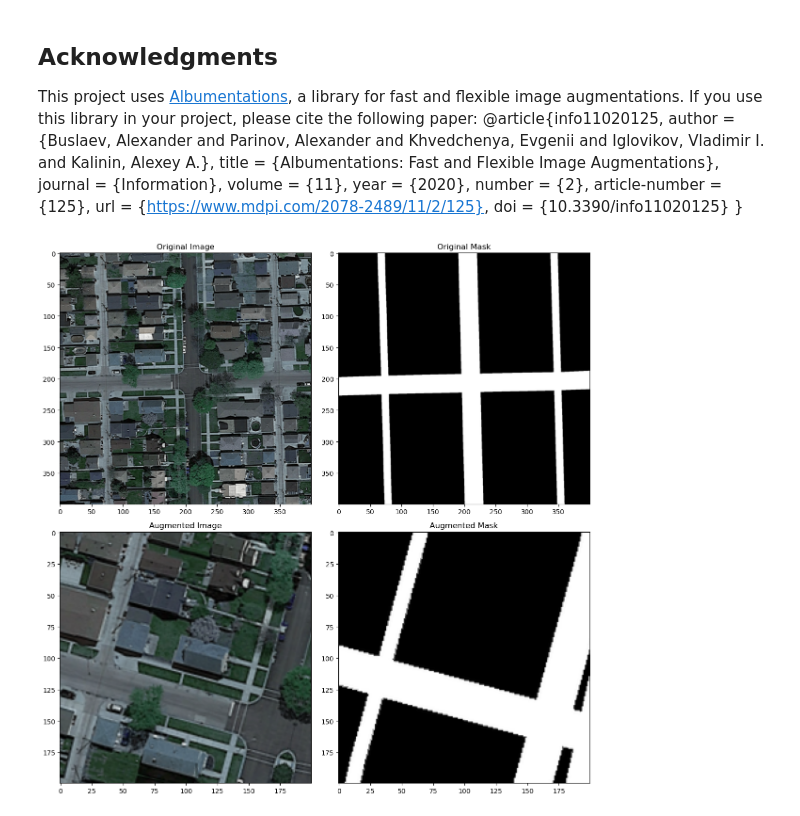
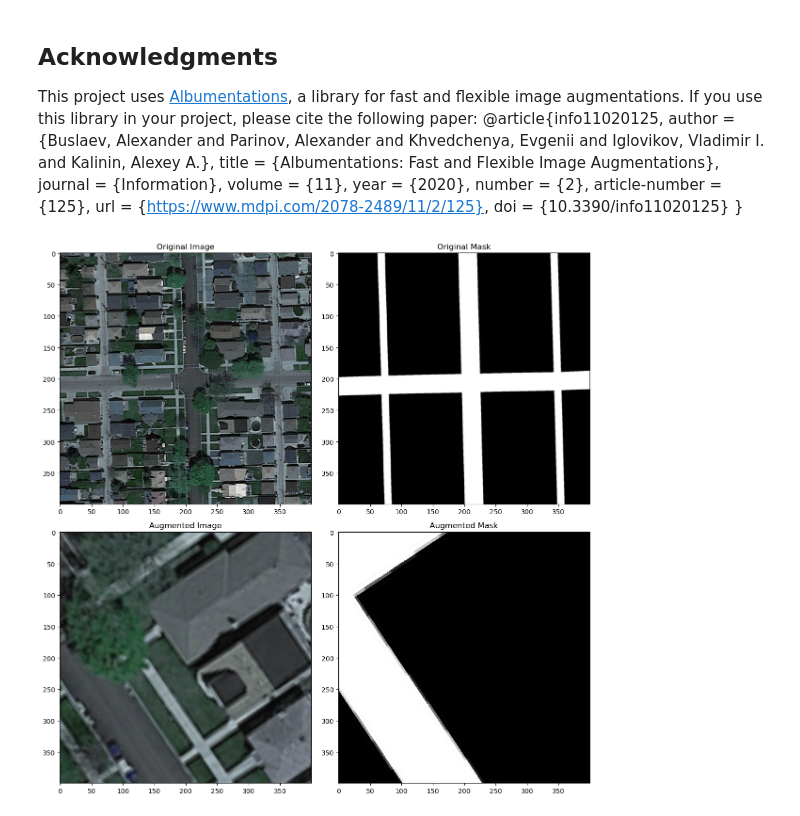
Before and after one commit to CS-433/ml-project-2-overfitters-anonymous-1, a Jupyter notebook: Data_Augmentation/Data_Augmentation.ipynb, the cells around one changed output. Cells and saved outputs as stored; diff of their text form; code cells hidden in the pictures.

Commit message:
25 Nov Working function to rotate, scale, shift and blurr both image and mask. Next step: create the dataset and store it in convenient way.

```diff
--- a/Data_Augmentation/Data_Augmentation.ipynb
+++ b/Data_Augmentation/Data_Augmentation.ipynb
@@ -31,26 +31,23 @@ from albumentations.core.composition import OneOf
 from albumentations.core.transforms_interface import ImageOnlyTransform
 import matplotlib.pyplot as plt
 
-def augment_image_and_mask(image, mask):
+def augment_image_and_mask(image, mask, scale_limits):
     """
     Applies basic augmentations to an image and mask for aerial segmentation.
 
     Args:
         image (np.array): Input RGB image.
         mask (np.array): Corresponding grayscale mask.
+        scale_limit (tupel): scaling factor range. If scale_limit is a single float value, the range will be (-scale_limit, scale_limit)
 
     Returns:
         tuple: Augmented image and mask.
     """
     # Define augmentation pipeline
     aug_pipeline = A.Compose([
-        A.RandomCrop(width=200, height=200),         # Crop random region
-        A.HorizontalFlip(p=0.5),                    # Random horizontal flip
-        A.VerticalFlip(p=0.5),                      # Random vertical flip
         A.RandomBrightnessContrast(p=0.2),          # Adjust brightness/contrast
-        A.ShiftScaleRotate(shift_limit=0.05,        # Random shift/scale/rotate
-                           scale_limit=0.05,
-                           rotate_limit=15, p=0.5)
+        A.ShiftScaleRotate(shift_limit=1,        # Random shift/scale/rotate
+                           scale_limit=scale_limits, p=1)
     ], additional_targets={'mask': 'mask'})         # Ensure mask is augmented
 
     # Apply augmentations
@@ -78,19 +75,19 @@ def visualize(image, mask, augmented_image, augmented_mask):
     ax[1, 1].set_title("Augmented Mask")
     plt.tight_layout()
     plt.show()
-
-# Load your image and mask
-image = cv2.imread(r'C:\Users\Max Tost\Desktop\Project2_Road_segmentation\Data\training\images\satImage_001.png')
-mask = cv2.imread(r'C:\Users\Max Tost\Desktop\Project2_Road_segmentation\Data\training\groundtruth\satImage_001.png', cv2.IMREAD_GRAYSCALE)
-
-# Ensure both image and mask are in expected formats
-image = cv2.cvtColor(image, cv2.COLOR_BGR2RGB)  # Convert BGR to RGB for visualization
-mask = mask.astype(np.uint8)                   # Ensure mask is uint8
-
-# Apply augmentations
-augmented_image, augmented_mask = augment_image_and_mask(image, mask)
-
-# Visualize results
-visualize(image, mask, augmented_image, augmented_mask)
-# %% [output]
-[figure, removed]
+# %%
+# Load your image and mask
+image = cv2.imread(r'C:\Users\Max Tost\Desktop\Project2_Road_segmentation\Data\training\images\satImage_001.png')
+mask = cv2.imread(r'C:\Users\Max Tost\Desktop\Project2_Road_segmentation\Data\training\groundtruth\satImage_001.png', cv2.IMREAD_GRAYSCALE)
+
+# Ensure both image and mask are in expected formats
+image = cv2.cvtColor(image, cv2.COLOR_BGR2RGB)  # Convert BGR to RGB for visualization
+mask = mask.astype(np.uint8)                   # Ensure mask is uint8
+
+# Apply augmentations
+augmented_image, augmented_mask = augment_image_and_mask(image, mask,(0.3, 5))
+
+# Visualize results
+visualize(image, mask, augmented_image, augmented_mask)
+# %% [output]
+[figure, added]
```
